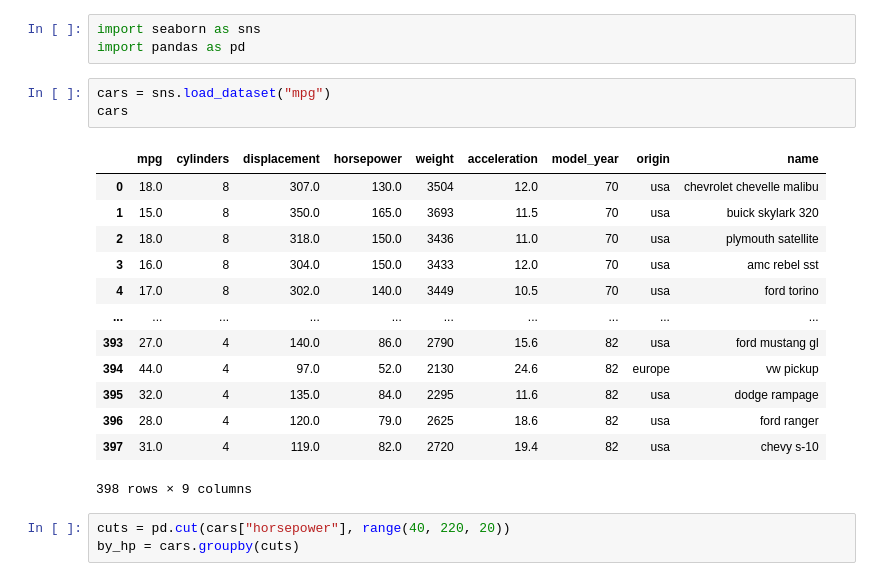
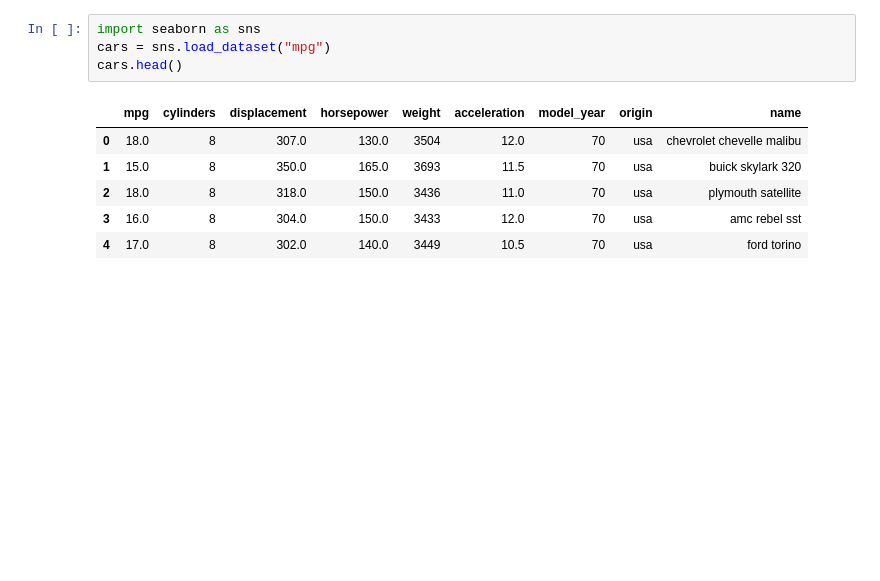
Before and after one commit to UD-Math-Data-Science-1/book, a Jupyter notebook: _notebooks/Example 2.19.ipynb, the cells around one changed output. Cells and saved outputs as stored; diff of their text form; blank space fills up the shorter version.

```diff
--- a/_notebooks/Example 2.19.ipynb
+++ b/_notebooks/Example 2.19.ipynb
@@ -1,23 +1,11 @@
-# %%
-import seaborn as sns
-import pandas as pd
 # %%
+import seaborn as sns
 cars = sns.load_dataset("mpg")
-cars
+cars.head()
 # %% [output]
 |  | mpg | cylinders | displacement | horsepower | weight | acceleration | model_year | origin | name |
 | 0 | 18.0 | 8 | 307.0 | 130.0 | 3504 | 12.0 | 70 | usa | chevrolet chevelle malibu |
 | 1 | 15.0 | 8 | 350.0 | 165.0 | 3693 | 11.5 | 70 | usa | buick skylark 320 |
 | 2 | 18.0 | 8 | 318.0 | 150.0 | 3436 | 11.0 | 70 | usa | plymouth satellite |
 | 3 | 16.0 | 8 | 304.0 | 150.0 | 3433 | 12.0 | 70 | usa | amc rebel sst |
 | 4 | 17.0 | 8 | 302.0 | 140.0 | 3449 | 10.5 | 70 | usa | ford torino |
-| ... | ... | ... | ... | ... | ... | ... | ... | ... | ... |
-| 393 | 27.0 | 4 | 140.0 | 86.0 | 2790 | 15.6 | 82 | usa | ford mustang gl |
-| 394 | 44.0 | 4 | 97.0 | 52.0 | 2130 | 24.6 | 82 | europe | vw pickup |
-| 395 | 32.0 | 4 | 135.0 | 84.0 | 2295 | 11.6 | 82 | usa | dodge rampage |
-| 396 | 28.0 | 4 | 120.0 | 79.0 | 2625 | 18.6 | 82 | usa | ford ranger |
-| 397 | 31.0 | 4 | 119.0 | 82.0 | 2720 | 19.4 | 82 | usa | chevy s-10 |
-398 rows × 9 columns
-# %%
-cuts = pd.cut(cars["horsepower"], range(40, 220, 20))
-by_hp = cars.groupby(cuts)
```
Also changed, not shown: parts of 9 cells of this notebook, 9 other files.
